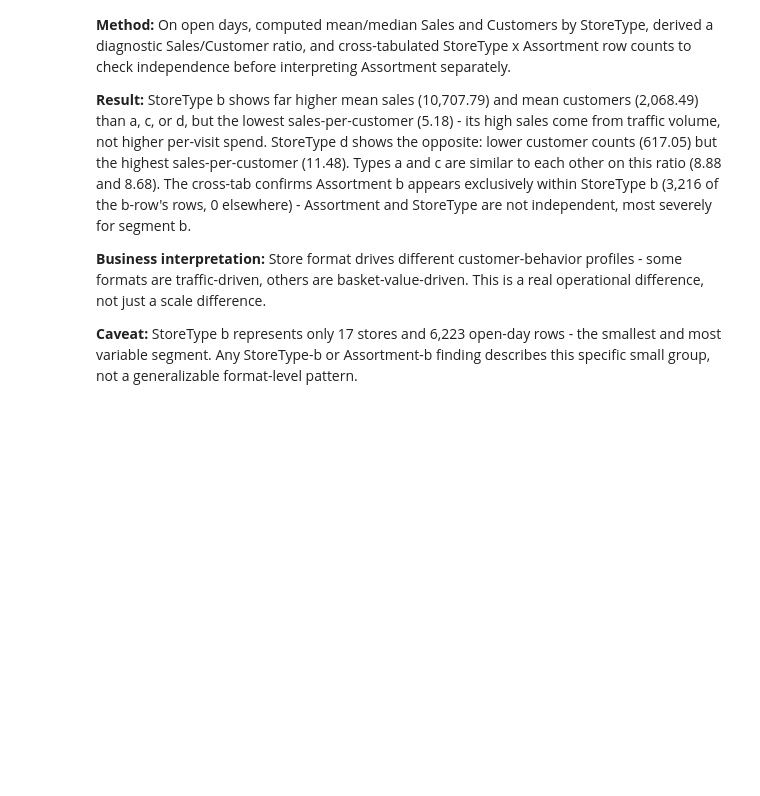
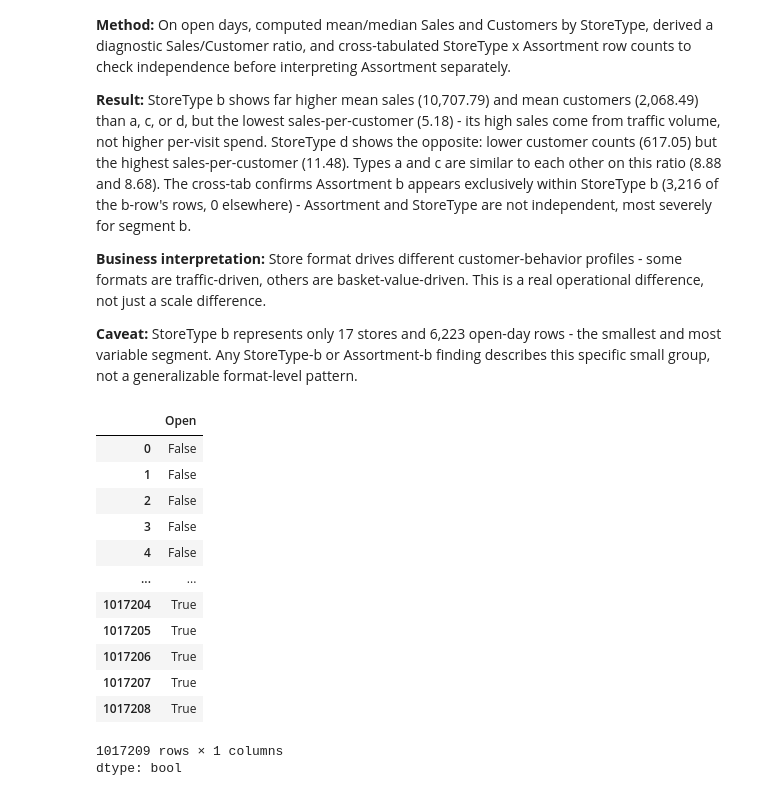
Before and after one commit to Aliraza-Amjad-Shaikh/demand-lens, a Jupyter notebook: notebooks/02_eda.ipynb, the cells around one changed output. Cells and saved outputs as stored; diff of their text form; code cells hidden in the pictures; blank space fills up the shorter version.

```diff
--- a/notebooks/02_eda.ipynb
+++ b/notebooks/02_eda.ipynb
@@ -1085,3 +1111,23 @@ plt.show()
 **Business interpretation:** Store format drives different customer-behavior profiles - some formats are traffic-driven, others are basket-value-driven. This is a real operational difference, not just a scale difference.
 
 **Caveat:** StoreType b represents only 17 stores and 6,223 open-day rows - the smallest and most variable segment. Any StoreType-b or Assortment-b finding describes this specific small group, not a generalizable format-level pattern.
+# %%
+train['Date'] = pd.to_datetime(train['Date'])
+closed_mask = train['Open'] == 0
+
+closed_mask
+# %% [output]
+|  | Open |
+| 0 | False |
+| 1 | False |
+| 2 | False |
+| 3 | False |
+| 4 | False |
+| ... | ... |
+| 1017204 | True |
+| 1017205 | True |
+| 1017206 | True |
+| 1017207 | True |
+| 1017208 | True |
+1017209 rows × 1 columns
+dtype: bool
```
Also changed, not shown: parts of 54 cells of this notebook, 1 other file.
